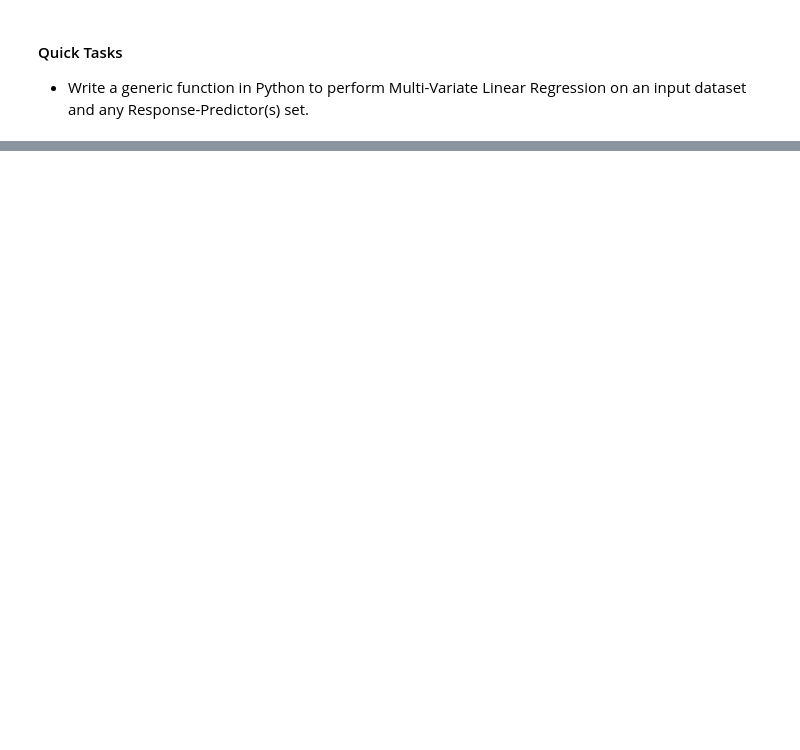
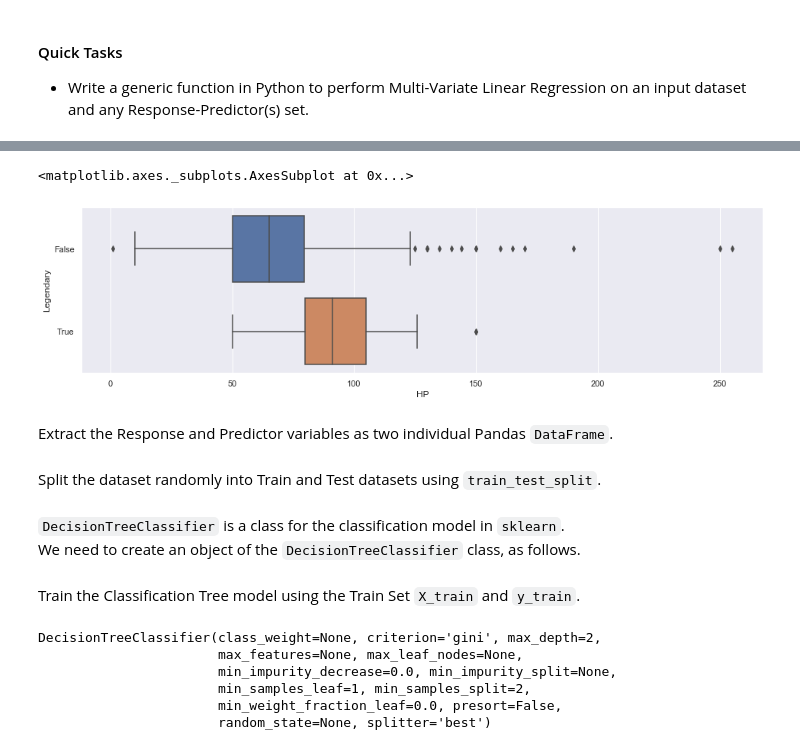
Before and after one commit to sgsourav/python-programming, a Jupyter notebook: Module7_BasicDataScience.ipynb, the cells around one changed output, grey strips where cells are left out. Cells and saved outputs as stored; diff of their text form; code cells hidden in the pictures; blank space fills up the shorter version.

Commit message:
AI6120 Course Material (v6)
Object Oriented Programming and Exceptions

```diff
--- a/Module7_BasicDataScience.ipynb
+++ b/Module7_BasicDataScience.ipynb
@@ -250,0 +325,4 @@ print()
+# %%
+# Read the CSV Data
+pkmndata = pd.read_csv('pokemonData.csv')
+pkmndata.head()
@@ -250,0 +370,16 @@ print()
+# %%
+# Set up the problem with Predictor(s) and Response
+predictor = "HP"
+response = "Legendary"
+
+# Convert the response variable to Category
+pkmndata[response] = pkmndata[response].astype("category")
+
+# Boxplot of numeric variable against categorical variable
+f = plt.figure(figsize=(16, 4))
+sb.boxplot(x = predictor, y = response, data = pkmndata)
+# %% [output]
+<matplotlib.axes._subplots.AxesSubplot at 0x...>
+[figure, added]
+# %% [markdown]
+Extract the Response and Predictor variables as two individual Pandas `DataFrame`.
@@ -250,0 +393,2 @@ print()
+# %% [markdown]
+Split the dataset randomly into Train and Test datasets using `train_test_split`.
@@ -250,0 +398,3 @@ print()
+# %% [markdown]
+`DecisionTreeClassifier` is a class for the classification model in `sklearn`.
+We need to create an object of the `DecisionTreeClassifier` class, as follows.
@@ -250,0 +404,12 @@ print()
+# %% [markdown]
+Train the Classification Tree model using the Train Set `X_train` and `y_train`.
+# %%
+# Train the Decision Tree model
+dectree.fit(X_train, y_train)
+# %% [output]
+DecisionTreeClassifier(class_weight=None, criterion='gini', max_depth=2,
+                       max_features=None, max_leaf_nodes=None,
+                       min_impurity_decrease=0.0, min_impurity_split=None,
+                       min_samples_leaf=1, min_samples_split=2,
+                       min_weight_fraction_leaf=0.0, presort=False,
+                       random_state=None, splitter='best')
```
Also changed, not shown: parts of 26 cells of this notebook, 4 other files.
